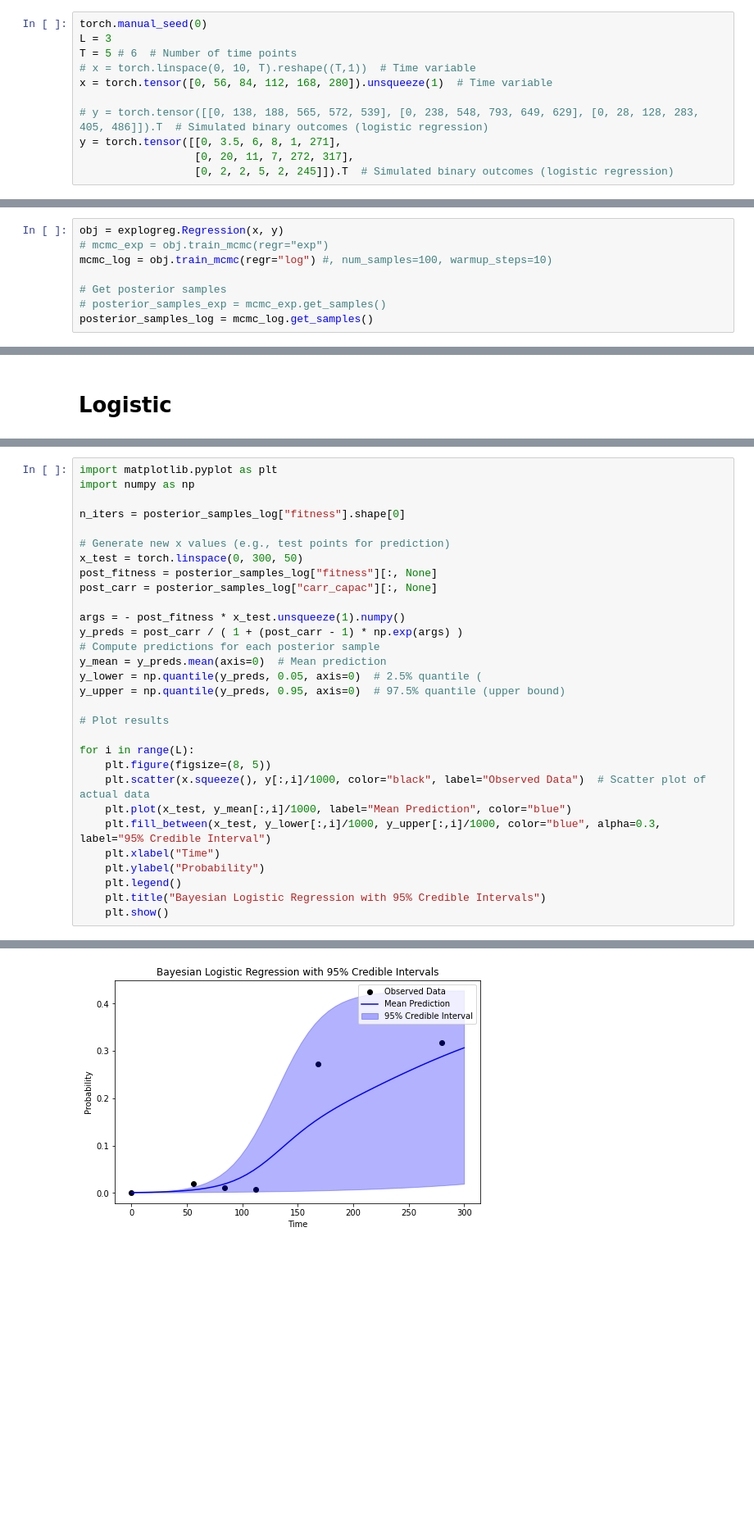
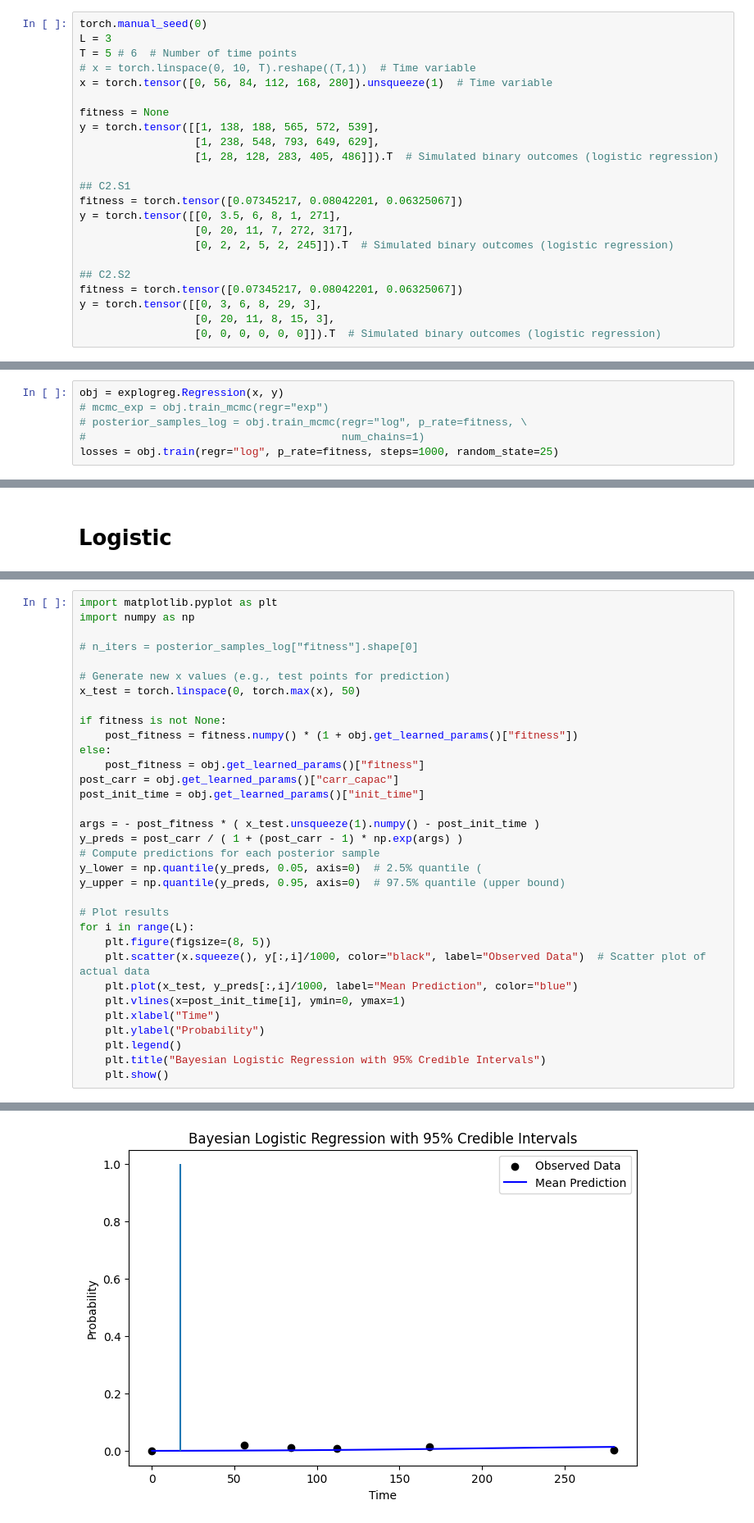
Before and after one commit to caravagnalab/pylineaGT, a Jupyter notebook: pylineaGT/test_explogreg.ipynb, the cells around one changed output, grey strips where cells are left out. Shown at 82% size. Cells and saved outputs as stored; diff of their text form; blank space fills up the shorter version.

```diff
--- a/pylineaGT/test_explogreg.ipynb
+++ b/pylineaGT/test_explogreg.ipynb
@@ -13,10 +13,22 @@ T = 5 # 6  # Number of time points
 # x = torch.linspace(0, 10, T).reshape((T,1))  # Time variable
 x = torch.tensor([0, 56, 84, 112, 168, 280]).unsqueeze(1)  # Time variable
 
-# y = torch.tensor([[0, 138, 188, 565, 572, 539], [0, 238, 548, 793, 649, 629], [0, 28, 128, 283, 405, 486]]).T  # Simulated binary outcomes (logistic regression)
+fitness = None
+y = torch.tensor([[1, 138, 188, 565, 572, 539],
+                  [1, 238, 548, 793, 649, 629],
+                  [1, 28, 128, 283, 405, 486]]).T  # Simulated binary outcomes (logistic regression)
+
+## C2.S1
+fitness = torch.tensor([0.07345217, 0.08042201, 0.06325067])
 y = torch.tensor([[0, 3.5, 6, 8, 1, 271],
                   [0, 20, 11, 7, 272, 317],
                   [0, 2, 2, 5, 2, 245]]).T  # Simulated binary outcomes (logistic regression)
+
+## C2.S2
+fitness = torch.tensor([0.07345217, 0.08042201, 0.06325067])
+y = torch.tensor([[0, 3, 6, 8, 29, 3],
+                  [0, 20, 11, 8, 15, 3],
+                  [0, 0, 0, 0, 0, 0]]).T  # Simulated binary outcomes (logistic regression)
 # %%
 print(x)
 print(y)
@@ -36,8 +48,6 @@ tensor([[  0.0000,   0.0000,   0.0000],
 # %%
 obj = explogreg.Regression(x, y)
 # mcmc_exp = obj.train_mcmc(regr="exp")
-mcmc_log = obj.train_mcmc(regr="log") #, num_samples=100, warmup_steps=10)
-
-# Get posterior samples
-# posterior_samples_exp = mcmc_exp.get_samples()
-posterior_samples_log = mcmc_log.get_samples()
+# posterior_samples_log = obj.train_mcmc(regr="log", p_rate=fitness, \
+#                                        num_chains=1)
+losses = obj.train(regr="log", p_rate=fitness, steps=1000, random_state=25)
@@ -137,27 +124,30 @@ for k, v in posterior_samples_log.items():
 import matplotlib.pyplot as plt
 import numpy as np
 
-n_iters = posterior_samples_log["fitness"].shape[0]
+# n_iters = posterior_samples_log["fitness"].shape[0]
 
 # Generate new x values (e.g., test points for prediction)
-x_test = torch.linspace(0, 300, 50)
-post_fitness = posterior_samples_log["fitness"][:, None]
-post_carr = posterior_samples_log["carr_capac"][:, None]
+x_test = torch.linspace(0, torch.max(x), 50)
 
-args = - post_fitness * x_test.unsqueeze(1).numpy()
+if fitness is not None:
+    post_fitness = fitness.numpy() * (1 + obj.get_learned_params()["fitness"])
+else:
+    post_fitness = obj.get_learned_params()["fitness"]
+post_carr = obj.get_learned_params()["carr_capac"]
+post_init_time = obj.get_learned_params()["init_time"]
+
+args = - post_fitness * ( x_test.unsqueeze(1).numpy() - post_init_time )
 y_preds = post_carr / ( 1 + (post_carr - 1) * np.exp(args) )
 # Compute predictions for each posterior sample
-y_mean = y_preds.mean(axis=0)  # Mean prediction
 y_lower = np.quantile(y_preds, 0.05, axis=0)  # 2.5% quantile (
 y_upper = np.quantile(y_preds, 0.95, axis=0)  # 97.5% quantile (upper bound)
 
 # Plot results
-
 for i in range(L):
     plt.figure(figsize=(8, 5))
     plt.scatter(x.squeeze(), y[:,i]/1000, color="black", label="Observed Data")  # Scatter plot of actual data
-    plt.plot(x_test, y_mean[:,i]/1000, label="Mean Prediction", color="blue")
-    plt.fill_between(x_test, y_lower[:,i]/1000, y_upper[:,i]/1000, color="blue", alpha=0.3, label="95% Credible Interval")
+    plt.plot(x_test, y_preds[:,i]/1000, label="Mean Prediction", color="blue")
+    plt.vlines(x=post_init_time[i], ymin=0, ymax=1)
     plt.xlabel("Time")
     plt.ylabel("Probability")
     plt.legend()
@@ -168 +158 @@ for i in range(L):
-[figure, old version]
+[figure, new version]
```
Also changed, not shown: parts of 12 cells of this notebook, 1 other file.
